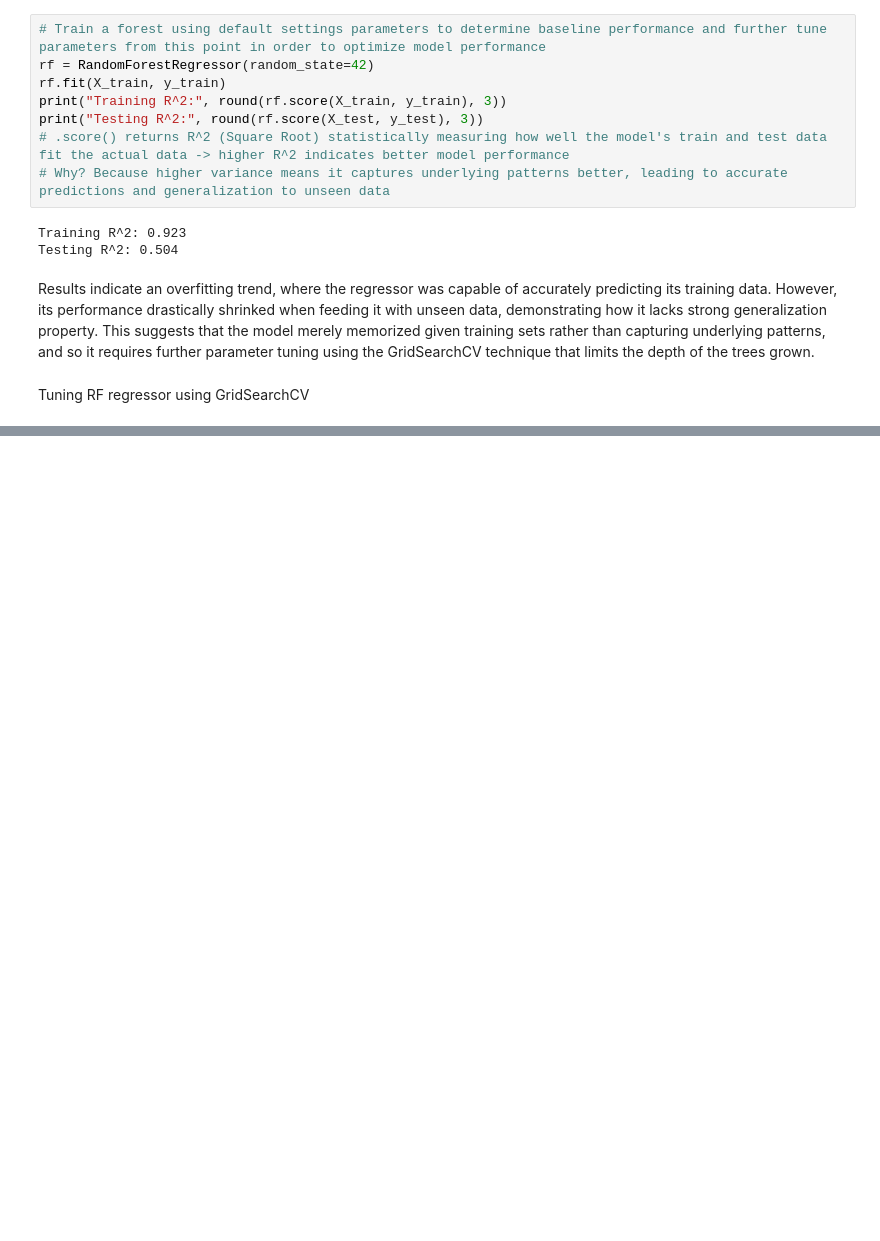
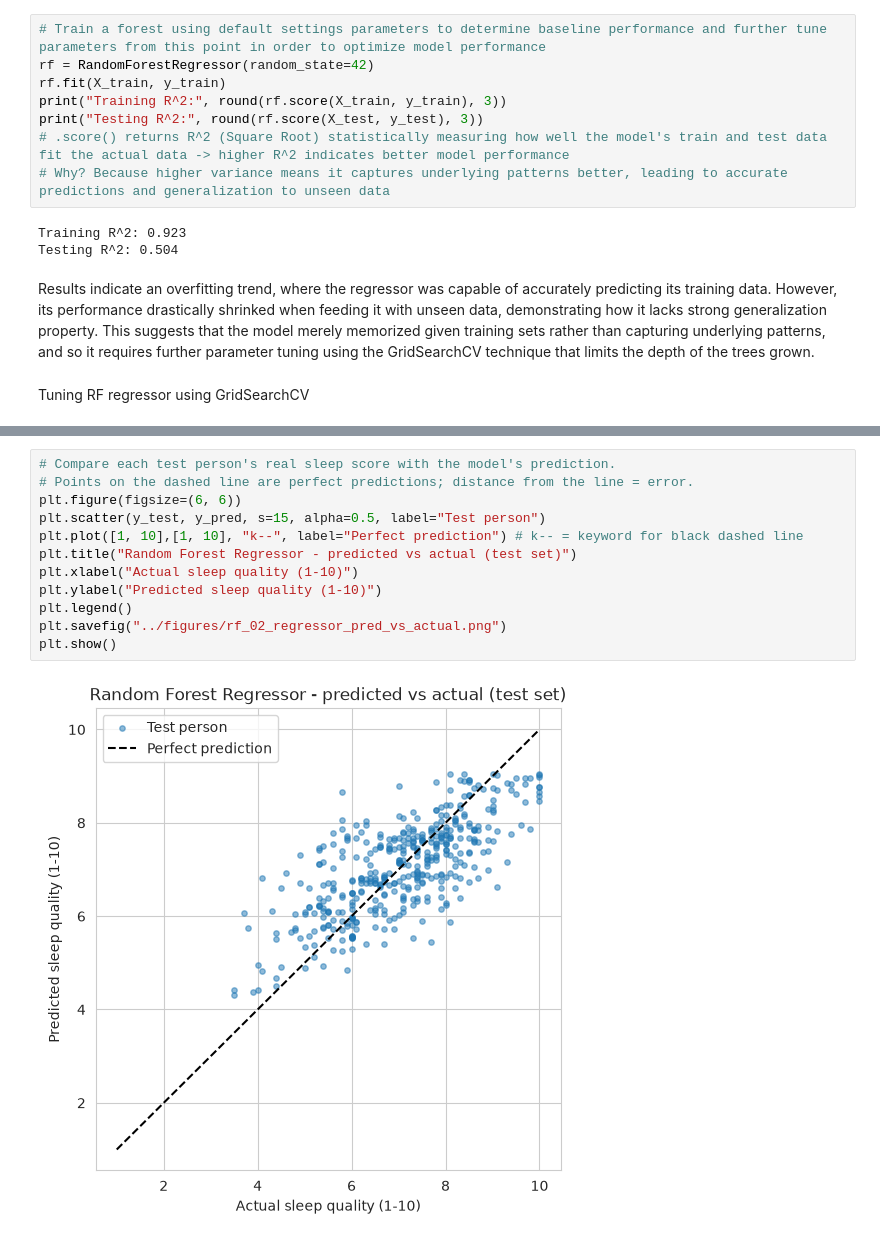
Before and after one commit to HamsMSaidam/QUALIFY, a Jupyter notebook: notebooks/02_EDA_randomforest_layan.ipynb, the cells around one changed output, grey strips where cells are left out. Saved outputs shown, nothing was run; the diff lists cells and outputs as text; blank space fills up the shorter version.

```diff
--- a/notebooks/02_EDA_randomforest_layan.ipynb
+++ b/notebooks/02_EDA_randomforest_layan.ipynb
@@ -405,0 +484,14 @@ Best CV R2:  0.4687
+# %%
+# Compare each test person's real sleep score with the model's prediction.
+# Points on the dashed line are perfect predictions; distance from the line = error.
+plt.figure(figsize=(6, 6))
+plt.scatter(y_test, y_pred, s=15, alpha=0.5, label="Test person")
+plt.plot([1, 10],[1, 10], "k--", label="Perfect prediction") # k-- = keyword for black dashed line
+plt.title("Random Forest Regressor - predicted vs actual (test set)")
+plt.xlabel("Actual sleep quality (1-10)")
+plt.ylabel("Predicted sleep quality (1-10)")
+plt.legend()
+plt.savefig("../figures/rf_02_regressor_pred_vs_actual.png")
+plt.show()
+# %% [output]
+[figure, added]
```
Also changed, not shown: parts of 6 cells of this notebook, 3 other files.
